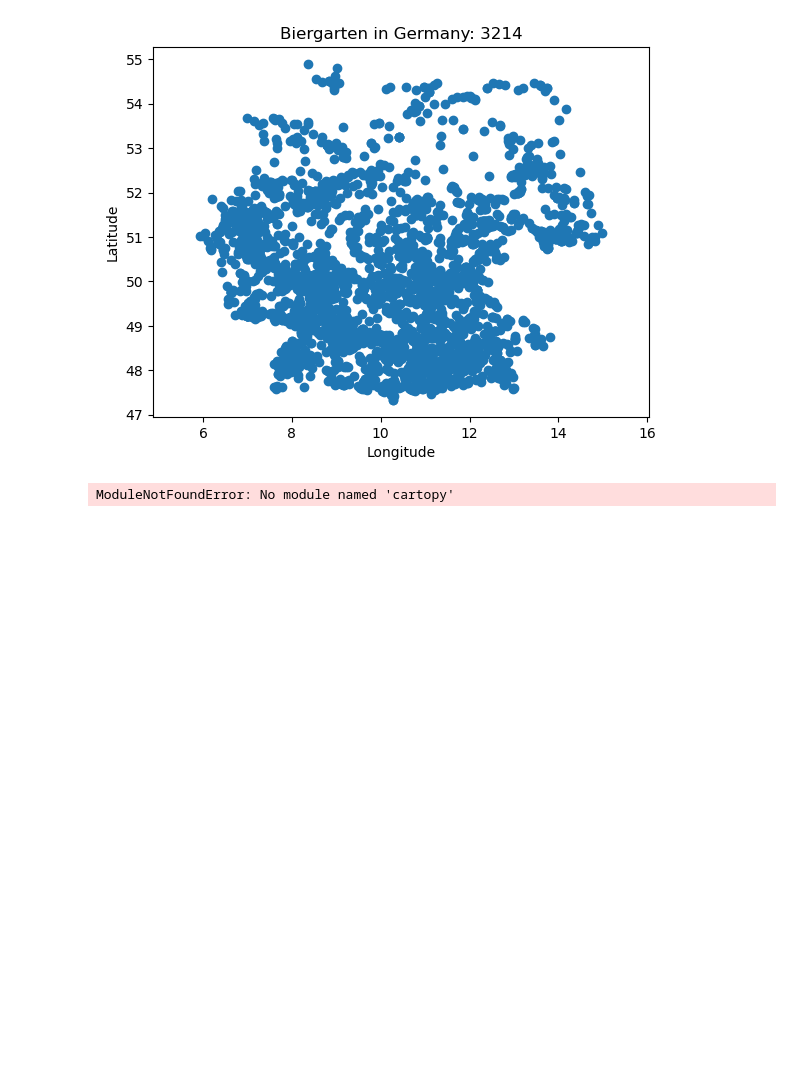
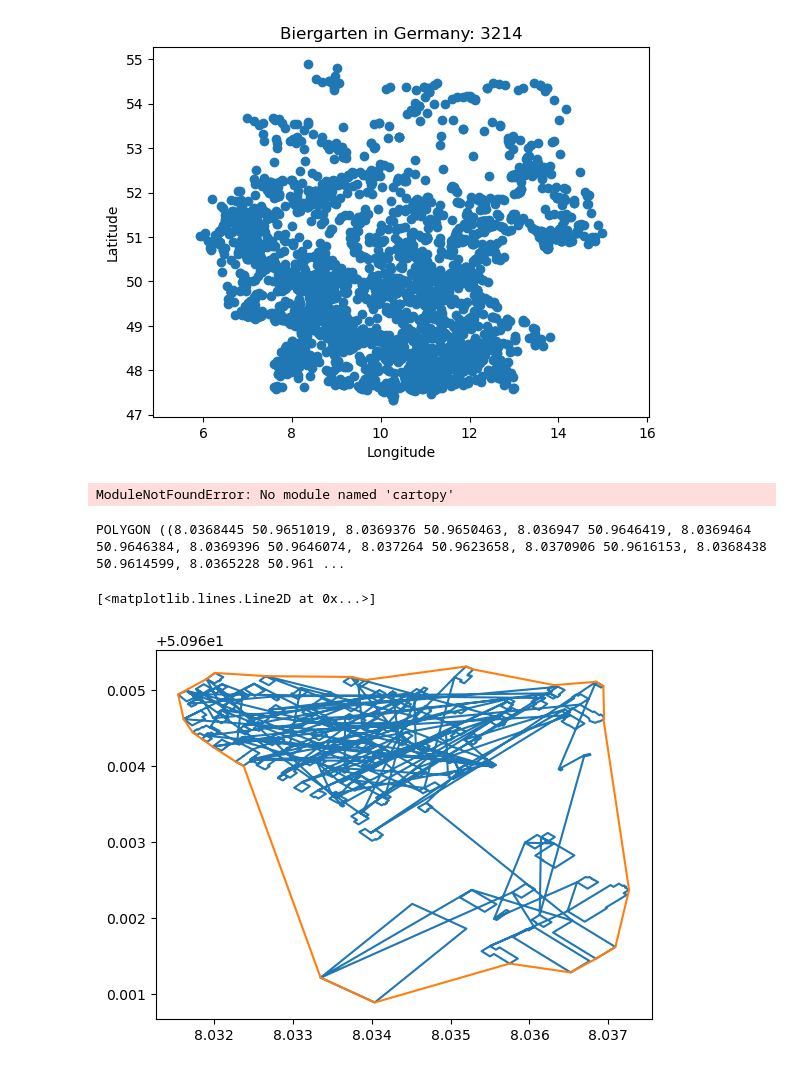
Before and after one commit to dringakn/ROSExamples, a Jupyter notebook: script/osm_playground.ipynb, the cells around one changed output. Saved outputs shown, nothing was run; the diff lists cells and outputs as text; code cells hidden in the pictures; blank space fills up the shorter version.

Commit message:
Polygon Analysis

```diff
--- a/script/osm_playground.ipynb
+++ b/script/osm_playground.ipynb
@@ -121,3 +120,32 @@ ax.set_extent([-90, -73, 22, 34])
 # plt.show()
 # %% [output]
 ModuleNotFoundError: No module named 'cartopy'
+# %%
+import osm
+import shapely.geometry
+points_2d = [(0., 0.), (0., 1.), (1., 1.), (1., 0.),
+          (0.5, 0.25), (0.5, 0.75), (0.25, 0.5), (0.75, 0.5)]
+points_3d = [
+    (0., 0., 0.), (0., 0., 1.), (0., 1., 0.),
+    (1., 0., 0.), (1., 1., 0.), (1., 0., 1.),
+    (0., 1., 1.), (1., 1., 1.), (.25, .5, .5),
+    (.5, .25, .5), (.5, .5, .25), (.75, .5, .5),
+    (.5, .75, .5), (.5, .5, .75)
+]
+pts = []
+with open('boundary.txt', 'r') as f:
+    for line in f:
+        pts.append([float(item) for item in line.rstrip().split(',')])
+
+pg = osm.alpha.alphashape(pts, 1000)
+print(pg)
+plt.plot(*shapely.geometry.Polygon(pts).exterior.xy)
+plt.plot(*pg.exterior.xy)
+
+# print(osm.alpha.alphashape(points_2d, 2))
+# osm.alpha.alphashape(points_3d, 2).show()
+# osm.alpha.alphashape(points_3d, 2)
+# %% [output]
+POLYGON ((8.0368445 50.9651019, 8.0369376 50.9650463, 8.036947 50.9646419, 8.0369464 50.9646384, 8.0369396 50.9646074, 8.037264 50.9623658, 8.0370906 50.9616153, 8.0368438 50.9614599, 8.0365228 50.961 ...
+[<matplotlib.lines.Line2D at 0x...>]
+[figure, added]
```
Also changed, not shown: parts of 1 cell of this notebook, 4 other files.
